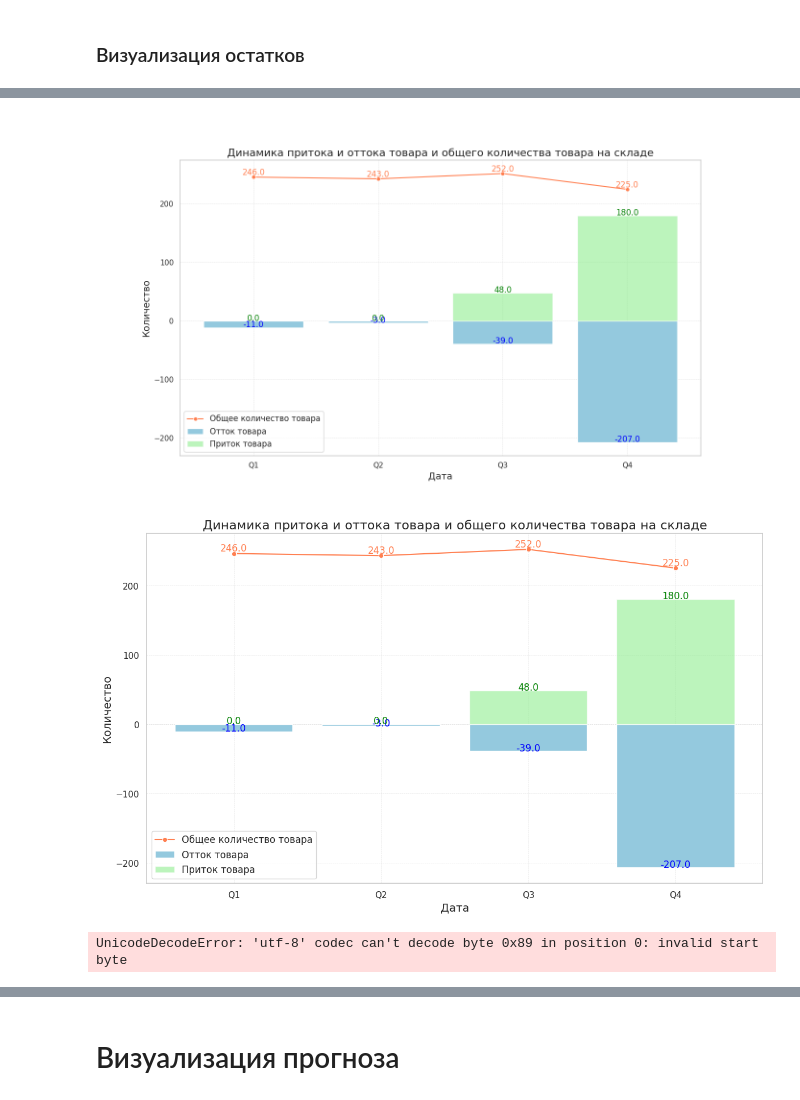
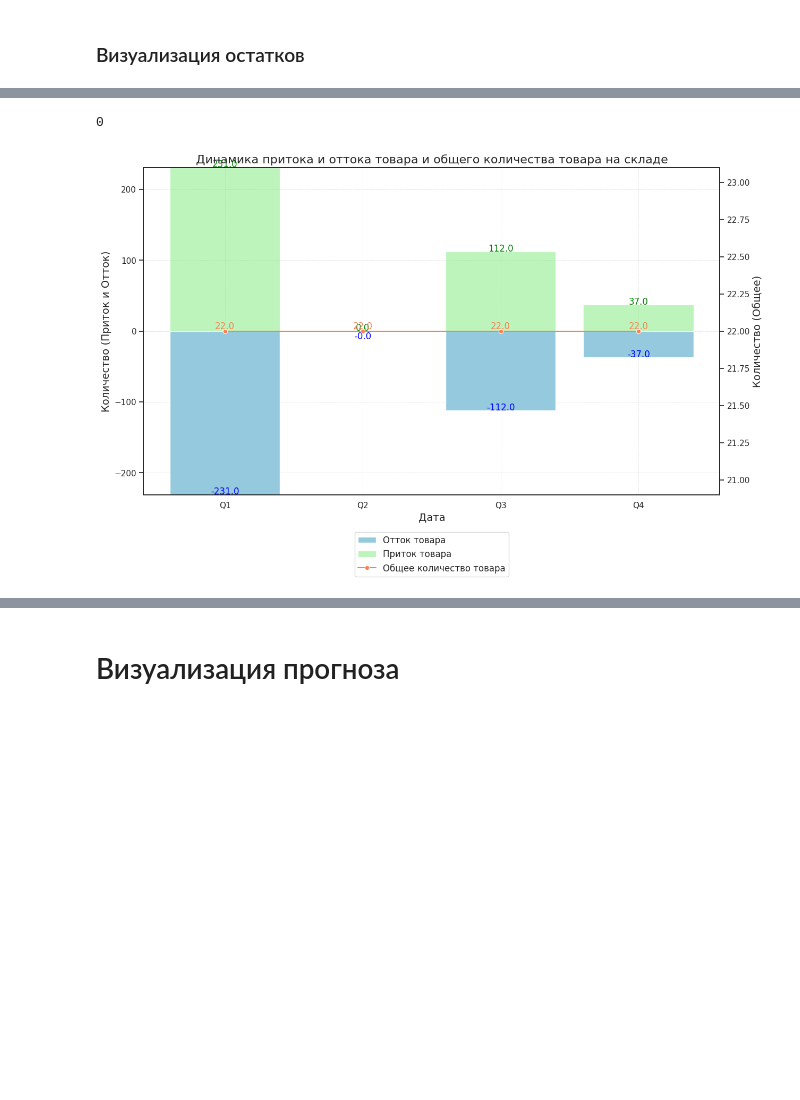
Before and after one commit to GZakala/lct_hack, a Jupyter notebook: research/financial.ipynb, the cells around one changed output, grey strips where cells are left out. Saved outputs shown, nothing was run; the diff lists cells and outputs as text; code cells hidden in the pictures; blank space fills up the shorter version.

```diff
--- a/research/financial.ipynb
+++ b/research/financial.ipynb
@@ -34,7 +34,7 @@ select 	spgz_name,
 		max(last_saldo_end_debit_quantity) as last_saldo_end_debit_quantity,
 		max(last_saldo_end_debit_price) as last_saldo_end_debit_price
 	from financial_quarter_data
-	where spgz_name = 'Адаптер (переходник) USB-COM, шт'
+	where spgz_name = 'Губка универсальная'
 	group by spgz_name, date_trunc('quarter', start_report_date_quarter)
 	order by spgz_name, date_trunc('quarter', start_report_date_quarter);
 """)
@@ -97,51 +97,61 @@ df
 # %%
-import io
-
 dates = df['report_date']
-turnovers_credit = df['turnovers_credit_quantity']*-1
+turnovers_credit = df['turnovers_credit_quantity'] * -1
 turnovers_debit = df['turnovers_debit_quantity']
 saldo_end = df['saldo_end_debit_quantity']
 
 # Создание графика
 plt.figure(figsize=(14, 8))
-sns.set(style="whitegrid")
+sns.set(style="white")
 
 # Bar chart для turnovers_credit_quantity
-ax = sns.barplot(x=dates, y=turnovers_credit, color='skyblue', label='Отток товара')
+ax = sns.barplot(x=dates, y=turnovers_credit, color='skyblue', label='Отток товара', legend=False)
 ax.bar(dates, turnovers_debit, color='lightgreen', label='Приток товара', alpha=0.6)
 
 # Добавление числовых меток на столбцы
 for index, value in enumerate(turnovers_credit):
-    ax.text(index, value + 0.5, f'{value}', color='blue', ha="center")
+    if value == 0:
+        ax.text(index, value - 0.5, f'{value}', color='blue', ha="center", va="top")
+    else:
+        ax.text(index, value + 0.5, f'{value}', color='blue', ha="center")
+
 for index, value in enumerate(turnovers_debit):
     ax.text(index, value + 0.5, f'{value}', color='green', ha="center")
 
-# Линия для saldo_end_debit_quantity
-sns.lineplot(x=dates, y=saldo_end, marker='o', color='coral', label='Общее количество товара', ax=ax)
+# Вторичная ось для saldo_end_debit_quantity
+ax2 = ax.twinx()
+sns.lineplot(x=dates, y=saldo_end, marker='o', color='coral', label='Общее количество товара', ax=ax2)
 
 # Добавление числовых меток на линию
 for index, value in enumerate(saldo_end):
-    plt.text(index, value, f'{value}', color='coral', ha="center", va="bottom")
+    ax2.text(index, value, f'{value}', color='coral', ha="center", va="bottom")
 
 # Настройка легенды и цветов
-ax.legend(loc='lower left', fontsize=12)
+handles, labels = ax.get_legend_handles_labels()
+handles2, labels2 = ax2.get_legend_handles_labels()
+ax2.legend(handles=handles + handles2, labels=labels + labels2, loc='upper center', bbox_to_anchor=(0.5, -0.1), fontsize=12)
 
 # Названия осей и заголовок
 ax.set_xlabel('Дата', fontsize=14)
-ax.set_ylabel('Количество', fontsize=14)
+ax.set_ylabel('Количество (Приток и Отток)', fontsize=14)
+ax2.set_ylabel('Количество (Общее)', fontsize=14)
 plt.title('Динамика притока и оттока товара и общего количества товара на складе', fontsize=16)
 
 # Полупрозрачная сетка
 ax.grid(True, which='both', linestyle='--', linewidth=0.5, alpha=0.7)
 
+# Настройка оси y для симметрии относительно нуля
+y_max = max(turnovers_debit.max(), -turnovers_credit.min())
+ax.set_ylim(-y_max, y_max)
+
+# Настройка правой оси y в диапазоне ±25% от min и max значений saldo_end
+margin = 0.25 * (saldo_end.max() - saldo_end.min())
+ax2.set_ylim(saldo_end.min() - margin, saldo_end.max() + margin)
+
+
 buf = io.BytesIO()
 plt.savefig(buf, format='png')
 buf.seek(0)
 # %% [output]
+0
-[figure, old version]
+[figure, new version]
-[figure, removed]
-# %%
-import json
-json.dumps({'img': buf.getvalue().decode()})
-# %% [output]
-UnicodeDecodeError: 'utf-8' codec can't decode byte 0x89 in position 0: invalid start byte
```
Also changed, not shown: parts of 18 cells of this notebook, 20 other files.
